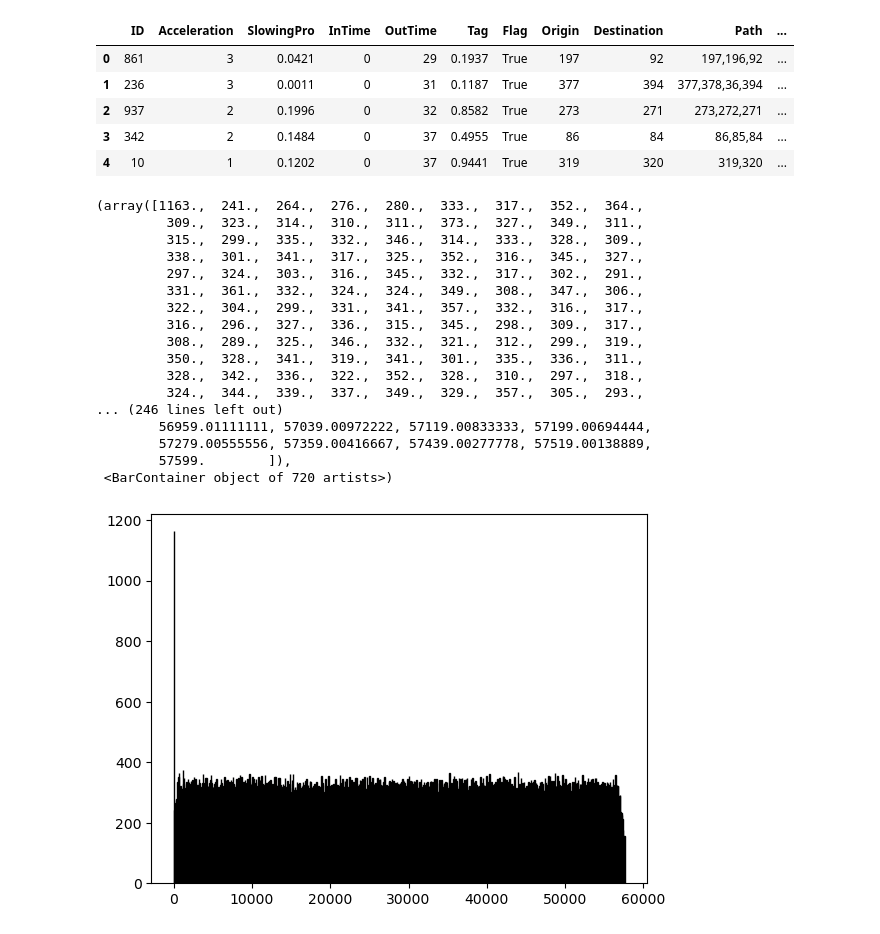
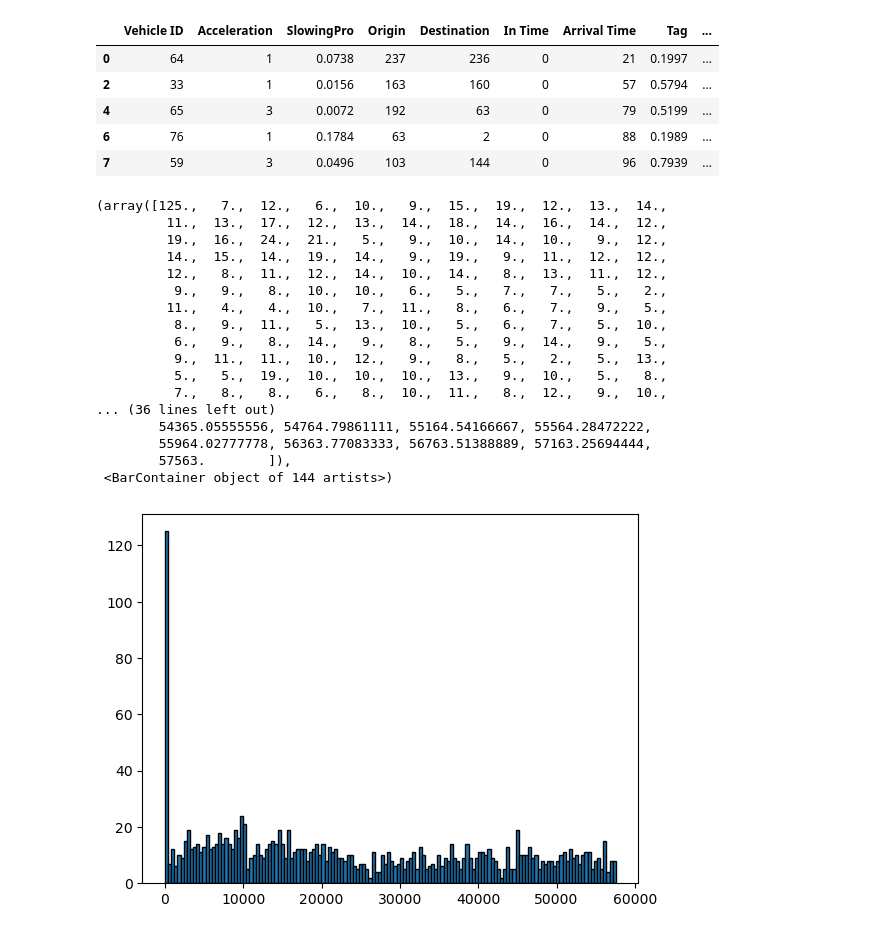
Before and after one commit to DoubleZhs/trafficCAlearning, a Jupyter notebook: data/vehicleData.ipynb, the cells around one changed output. Saved outputs shown, nothing was run; the diff lists cells and outputs as text; code cells hidden in the pictures.

```diff
--- a/data/vehicleData.ipynb
+++ b/data/vehicleData.ipynb
@@ -13,0 +4,6 @@ df.head()
+# %%
+df = pd.read_csv('3_VehicleData_2024110815335524_100.csv')
+dfInTime = df['In Time'] % 57600
+
+
+plt.hist(dfInTime, bins=144, edgecolor='black')
@@ -14,34 +29,34 @@ df.head()
 # %%
-dididf = df[df['Flag'] == True]
+dididf = df[df['ClosedVehicle'] == True]
 dididf.head()
 # %% [output]
-|  | ID | Acceleration | SlowingPro | InTime | OutTime | Tag | Flag | Origin | Destination | Path | ... |
-| 0 | 861 | 3 | 0.0421 | 0 | 29 | 0.1937 | True | 197 | 92 | 197,196,92 | ... |
-| 1 | 236 | 3 | 0.0011 | 0 | 31 | 0.1187 | True | 377 | 394 | 377,378,36,394 | ... |
-| 2 | 937 | 2 | 0.1996 | 0 | 32 | 0.8582 | True | 273 | 271 | 273,272,271 | ... |
-| 3 | 342 | 2 | 0.1484 | 0 | 37 | 0.4955 | True | 86 | 84 | 86,85,84 | ... |
-| 4 | 10 | 1 | 0.1202 | 0 | 37 | 0.9441 | True | 319 | 320 | 319,320 | ... |
+|  | Vehicle ID | Acceleration | SlowingPro | Origin | Destination | In Time | Arrival Time | Tag | ... |
+| 0 | 64 | 1 | 0.0738 | 237 | 236 | 0 | 21 | 0.1997 | ... |
+| 2 | 33 | 1 | 0.0156 | 163 | 160 | 0 | 57 | 0.5794 | ... |
+| 4 | 65 | 3 | 0.0072 | 192 | 63 | 0 | 79 | 0.5199 | ... |
+| 6 | 76 | 1 | 0.1784 | 63 | 2 | 0 | 88 | 0.1989 | ... |
+| 7 | 59 | 3 | 0.0496 | 103 | 144 | 0 | 96 | 0.7939 | ... |
 # %%
-InTime = dididf['InTime'] % 57600
+InTime = dididf['In Time'] % 57600
 
 
-plt.hist(InTime, bins=144*5, edgecolor='black')
+plt.hist(InTime, bins=144, edgecolor='black')
 # %% [output]
-(array([1163.,  241.,  264.,  276.,  280.,  333.,  317.,  352.,  364.,
-         309.,  323.,  314.,  310.,  311.,  373.,  327.,  349.,  311.,
-         315.,  299.,  335.,  332.,  346.,  314.,  333.,  328.,  309.,
-         338.,  301.,  341.,  317.,  325.,  352.,  316.,  345.,  327.,
-         297.,  324.,  303.,  316.,  345.,  332.,  317.,  302.,  291.,
-         331.,  361.,  332.,  324.,  324.,  349.,  308.,  347.,  306.,
-         322.,  304.,  299.,  331.,  341.,  357.,  332.,  316.,  317.,
-         316.,  296.,  327.,  336.,  315.,  345.,  298.,  309.,  317.,
-         308.,  289.,  325.,  346.,  332.,  321.,  312.,  299.,  319.,
-         350.,  328.,  341.,  319.,  341.,  301.,  335.,  336.,  311.,
-         328.,  342.,  336.,  322.,  352.,  328.,  310.,  297.,  318.,
-         324.,  344.,  339.,  337.,  349.,  329.,  357.,  305.,  293.,
-... (246 lines left out)
-        56959.01111111, 57039.00972222, 57119.00833333, 57199.00694444,
-        57279.00555556, 57359.00416667, 57439.00277778, 57519.00138889,
-        57599.        ]),
- <BarContainer object of 720 artists>)
+(array([125.,   7.,  12.,   6.,  10.,   9.,  15.,  19.,  12.,  13.,  14.,
+         11.,  13.,  17.,  12.,  13.,  14.,  18.,  14.,  16.,  14.,  12.,
+         19.,  16.,  24.,  21.,   5.,   9.,  10.,  14.,  10.,   9.,  12.,
+         14.,  15.,  14.,  19.,  14.,   9.,  19.,   9.,  11.,  12.,  12.,
+         12.,   8.,  11.,  12.,  14.,  10.,  14.,   8.,  13.,  11.,  12.,
+          9.,   9.,   8.,  10.,  10.,   6.,   5.,   7.,   7.,   5.,   2.,
+         11.,   4.,   4.,  10.,   7.,  11.,   8.,   6.,   7.,   9.,   5.,
+          8.,   9.,  11.,   5.,  13.,  10.,   5.,   6.,   7.,   5.,  10.,
+          6.,   9.,   8.,  14.,   9.,   8.,   5.,   9.,  14.,   9.,   5.,
+          9.,  11.,  11.,  10.,  12.,   9.,   8.,   5.,   2.,   5.,  13.,
+          5.,   5.,  19.,  10.,  10.,  10.,  13.,   9.,  10.,   5.,   8.,
+          7.,   8.,   8.,   6.,   8.,  10.,  11.,   8.,  12.,   9.,  10.,
+... (36 lines left out)
+        54365.05555556, 54764.79861111, 55164.54166667, 55564.28472222,
+        55964.02777778, 56363.77083333, 56763.51388889, 57163.25694444,
+        57563.        ]),
+ <BarContainer object of 144 artists>)
-[figure, old version]
+[figure, new version]
```
Also changed, not shown: parts of 3 cells of this notebook, 28 other files.
